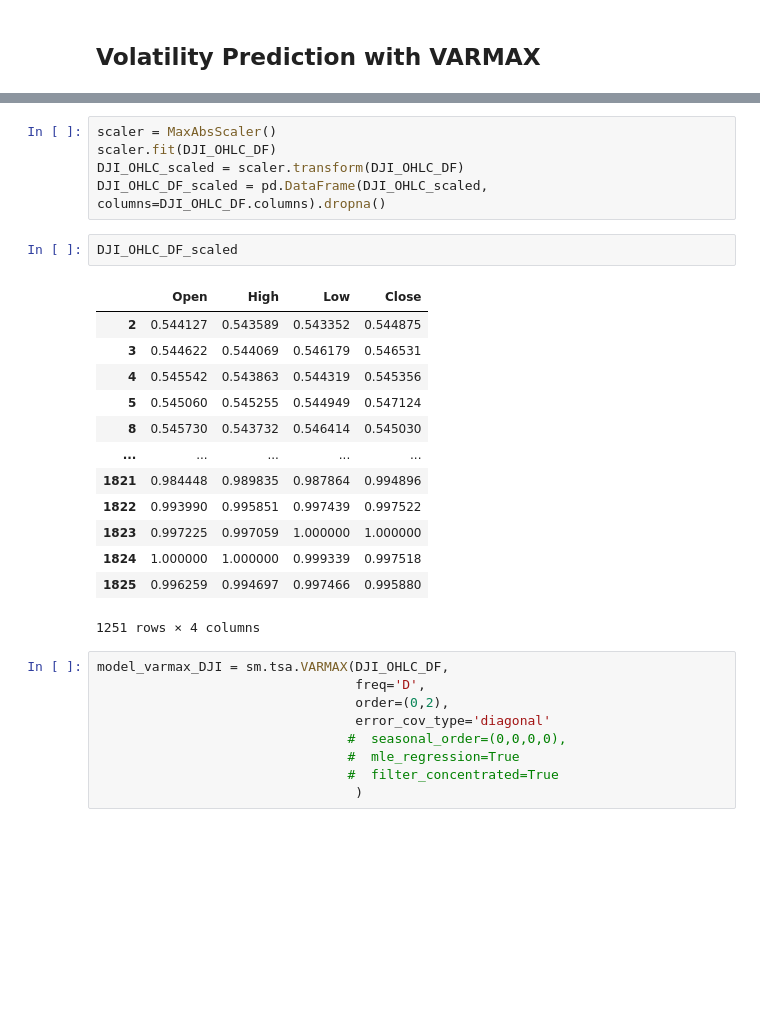
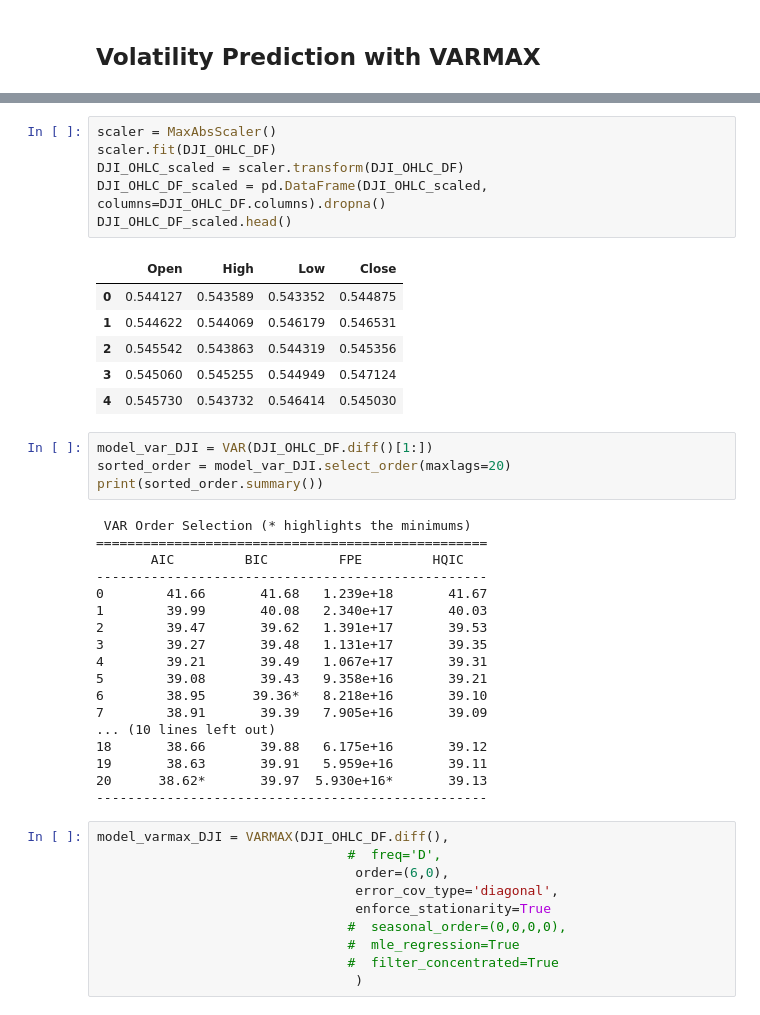
Before and after one commit to lrb924/Predicted_Volatility, a Jupyter notebook: alec.ipynb, the cells around one changed output, grey strips where cells are left out. Cells and saved outputs as stored; diff of their text form; blank space fills up the shorter version.

```diff
--- a/alec.ipynb
+++ b/alec.ipynb
@@ -93,29 +118,44 @@ DJI_OHLC_DF = DJI_OHLC_DF.loc['2017-01-01':'2022-01-01']
 # %%
 scaler = MaxAbsScaler()
 scaler.fit(DJI_OHLC_DF)
 DJI_OHLC_scaled = scaler.transform(DJI_OHLC_DF)
 DJI_OHLC_DF_scaled = pd.DataFrame(DJI_OHLC_scaled, columns=DJI_OHLC_DF.columns).dropna()
+DJI_OHLC_DF_scaled.head()
+# %% [output]
+|  | Open | High | Low | Close |
+| 0 | 0.544127 | 0.543589 | 0.543352 | 0.544875 |
+| 1 | 0.544622 | 0.544069 | 0.546179 | 0.546531 |
+| 2 | 0.545542 | 0.543863 | 0.544319 | 0.545356 |
+| 3 | 0.545060 | 0.545255 | 0.544949 | 0.547124 |
+| 4 | 0.545730 | 0.543732 | 0.546414 | 0.545030 |
-# %%
-DJI_OHLC_DF_scaled
-# %% [output]
-|  | Open | High | Low | Close |
-| 2 | 0.544127 | 0.543589 | 0.543352 | 0.544875 |
-| 3 | 0.544622 | 0.544069 | 0.546179 | 0.546531 |
-| 4 | 0.545542 | 0.543863 | 0.544319 | 0.545356 |
-| 5 | 0.545060 | 0.545255 | 0.544949 | 0.547124 |
-| 8 | 0.545730 | 0.543732 | 0.546414 | 0.545030 |
-| ... | ... | ... | ... | ... |
-| 1821 | 0.984448 | 0.989835 | 0.987864 | 0.994896 |
-| 1822 | 0.993990 | 0.995851 | 0.997439 | 0.997522 |
-| 1823 | 0.997225 | 0.997059 | 1.000000 | 1.000000 |
-| 1824 | 1.000000 | 1.000000 | 0.999339 | 0.997518 |
-| 1825 | 0.996259 | 0.994697 | 0.997466 | 0.995880 |
-1251 rows × 4 columns
+# %%
+model_var_DJI = VAR(DJI_OHLC_DF.diff()[1:])
+sorted_order = model_var_DJI.select_order(maxlags=20)
+print(sorted_order.summary())
+# %% [output]
+ VAR Order Selection (* highlights the minimums)
+==================================================
+       AIC         BIC         FPE         HQIC
+--------------------------------------------------
+0        41.66       41.68   1.239e+18       41.67
+1        39.99       40.08   2.340e+17       40.03
+2        39.47       39.62   1.391e+17       39.53
+3        39.27       39.48   1.131e+17       39.35
+4        39.21       39.49   1.067e+17       39.31
+5        39.08       39.43   9.358e+16       39.21
+6        38.95      39.36*   8.218e+16       39.10
+7        38.91       39.39   7.905e+16       39.09
+... (10 lines left out)
+18       38.66       39.88   6.175e+16       39.12
+19       38.63       39.91   5.959e+16       39.11
+20      38.62*       39.97  5.930e+16*       39.13
+--------------------------------------------------
 # %%
-model_varmax_DJI = sm.tsa.VARMAX(DJI_OHLC_DF,
-                                 freq='D',
-                                 order=(0,2),
-                                 error_cov_type='diagonal'
+model_varmax_DJI = VARMAX(DJI_OHLC_DF.diff(),
+                                #  freq='D',
+                                 order=(6,0),
+                                 error_cov_type='diagonal',
+                                 enforce_stationarity=True
                                 #  seasonal_order=(0,0,0,0),
                                 #  mle_regression=True
                                 #  filter_concentrated=True
```
Also changed, not shown: parts of 16 cells of this notebook, 1 other file.
